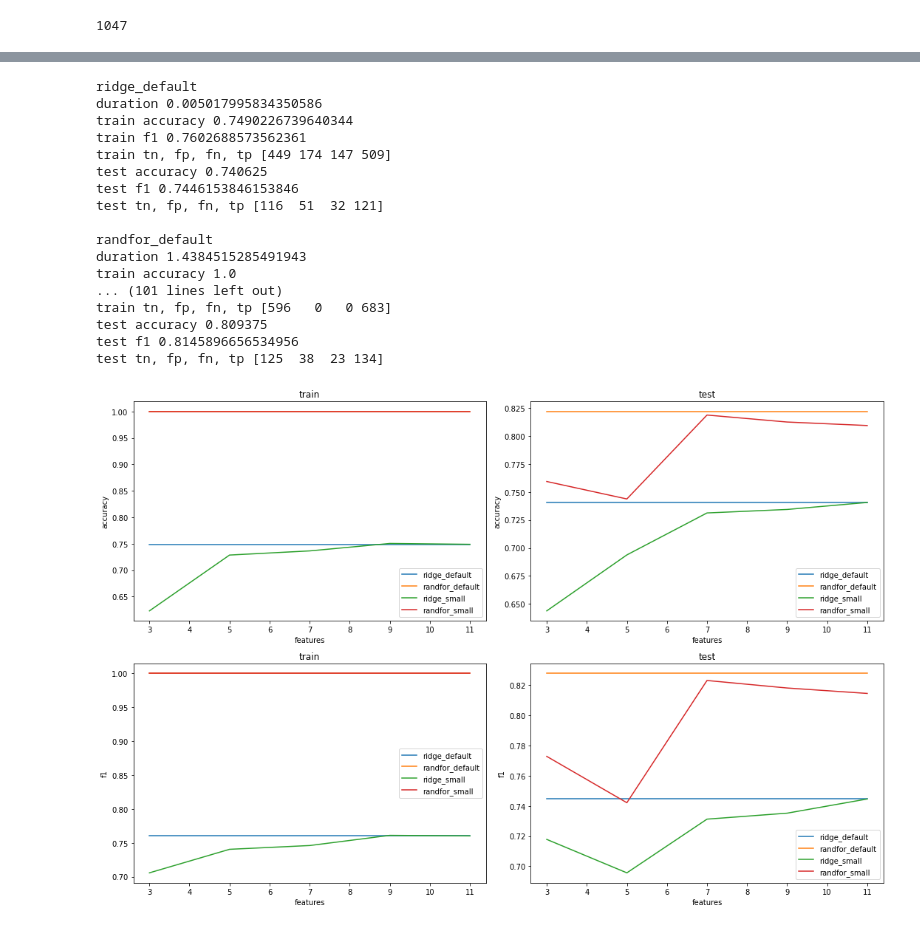
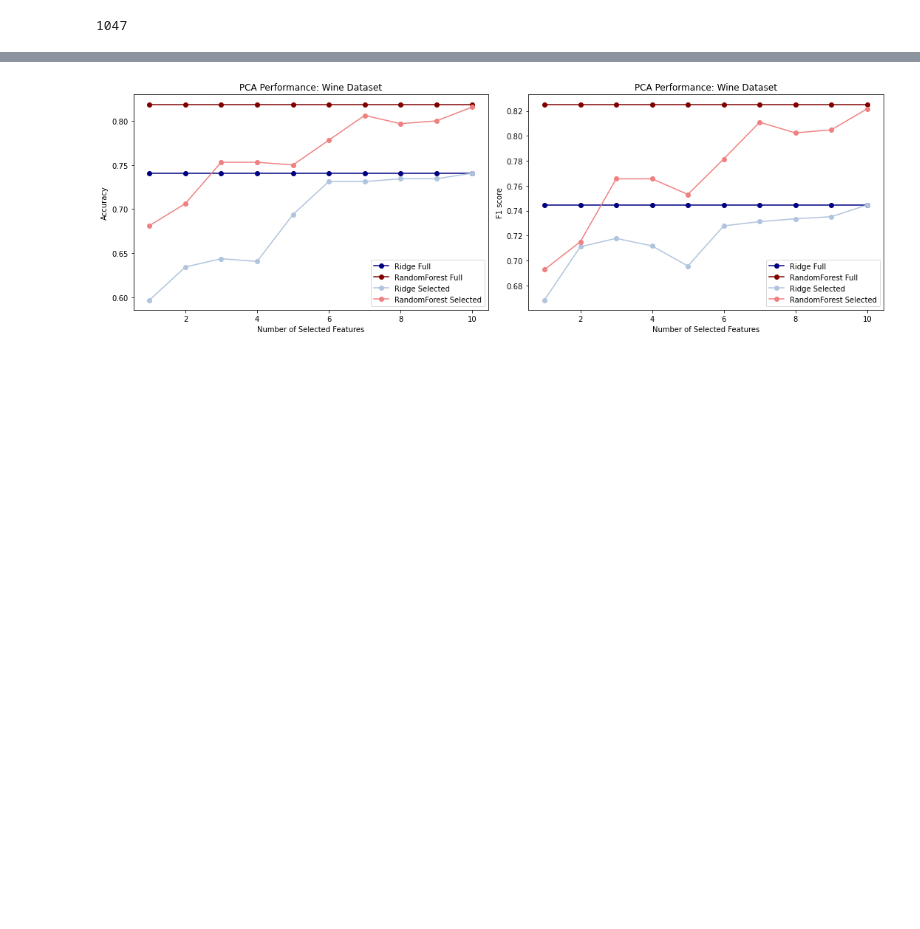
Before and after one commit to win13676/ORIE5741-Project, a Jupyter notebook: PCA_comparison.ipynb, the cells around one changed output, grey strips where cells are left out. Saved outputs shown, nothing was run; the diff lists cells and outputs as text; code cells hidden in the pictures; blank space fills up the shorter version.

```diff
--- a/PCA_comparison.ipynb
+++ b/PCA_comparison.ipynb
@@ -288,21 +203,4 @@ test tn, fp, fn, tp [1612  414  390 1584]
 # %%
-compare_feature_hashing(wine_train_X, wine_train_dict_X, wine_train_y, wine_test_X, wine_test_dict_X, wine_test_y)
+compare(wine_train_X, wine_train_dict_X, wine_train_y, wine_test_X, wine_test_dict_X, wine_test_y, dataset_name='Wine')
 # %% [output]
-ridge_default
-duration 0.005017995834350586
-train accuracy 0.7490226739640344
-train f1 0.7602688573562361
-train tn, fp, fn, tp [449 174 147 509]
-test accuracy 0.740625
-test f1 0.7446153846153846
-test tn, fp, fn, tp [116  51  32 121]
-
-randfor_default
-duration 1.4384515285491943
-train accuracy 1.0
-... (101 lines left out)
-train tn, fp, fn, tp [596   0   0 683]
-test accuracy 0.809375
-test f1 0.8145896656534956
-test tn, fp, fn, tp [125  38  23 134]
-[figure, old version]
+[figure, new version]
```
Also changed, not shown: parts of 5 cells of this notebook.
